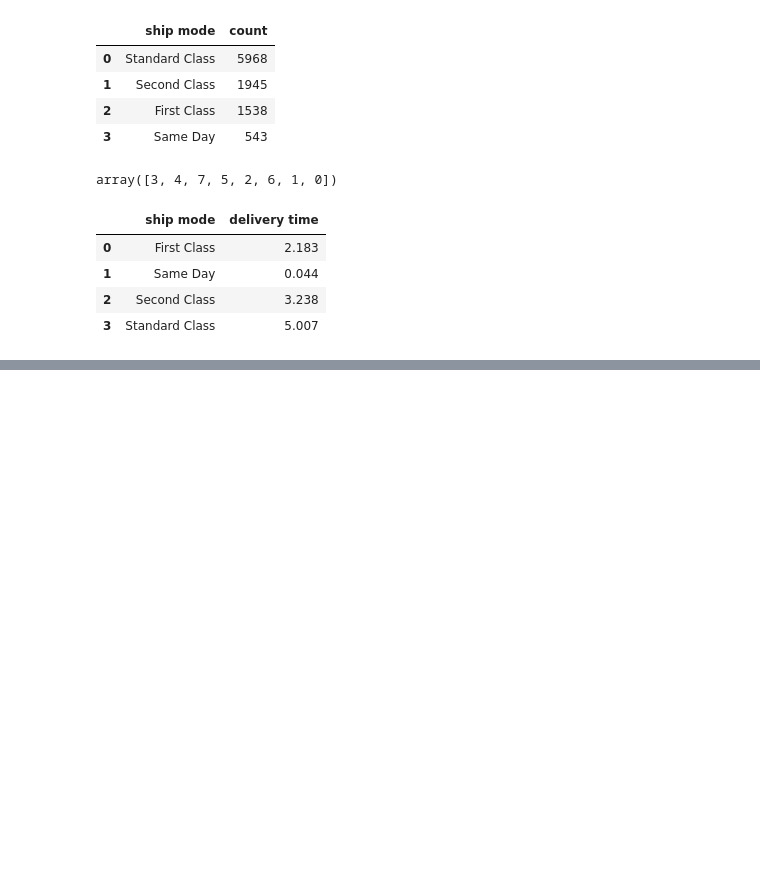
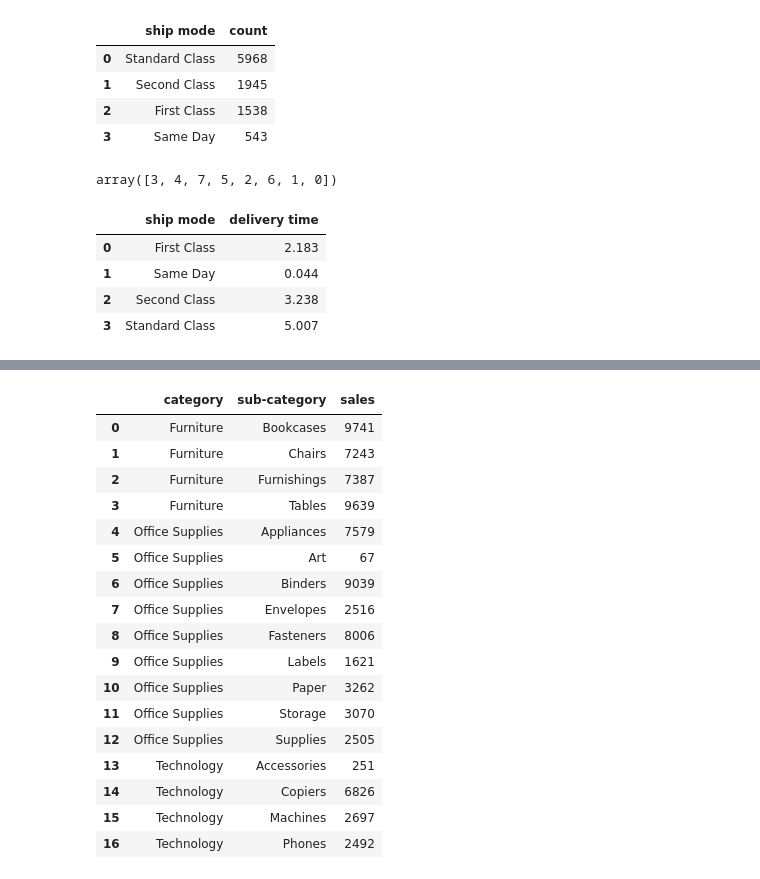
Before and after one commit to Amalgamator04/E-commerce-analysis, a Jupyter notebook: analysis.ipynb, the cells around one changed output, grey strips where cells are left out. Saved outputs shown, nothing was run; the diff lists cells and outputs as text; code cells hidden in the pictures; blank space fills up the shorter version.

```diff
--- a/analysis.ipynb
+++ b/analysis.ipynb
@@ -237,0 +420,22 @@ fig
+# %%
+test=data_c.groupby(['category','sub-category'])['sales'].idxmax().round(2).reset_index()
+test
+# %% [output]
+|  | category | sub-category | sales |
+| 0 | Furniture | Bookcases | 9741 |
+| 1 | Furniture | Chairs | 7243 |
+| 2 | Furniture | Furnishings | 7387 |
+| 3 | Furniture | Tables | 9639 |
+| 4 | Office Supplies | Appliances | 7579 |
+| 5 | Office Supplies | Art | 67 |
+| 6 | Office Supplies | Binders | 9039 |
+| 7 | Office Supplies | Envelopes | 2516 |
+| 8 | Office Supplies | Fasteners | 8006 |
+| 9 | Office Supplies | Labels | 1621 |
+| 10 | Office Supplies | Paper | 3262 |
+| 11 | Office Supplies | Storage | 3070 |
+| 12 | Office Supplies | Supplies | 2505 |
+| 13 | Technology | Accessories | 251 |
+| 14 | Technology | Copiers | 6826 |
+| 15 | Technology | Machines | 2697 |
+| 16 | Technology | Phones | 2492 |
```
Also changed, not shown: parts of 29 cells of this notebook, 3 other files.
